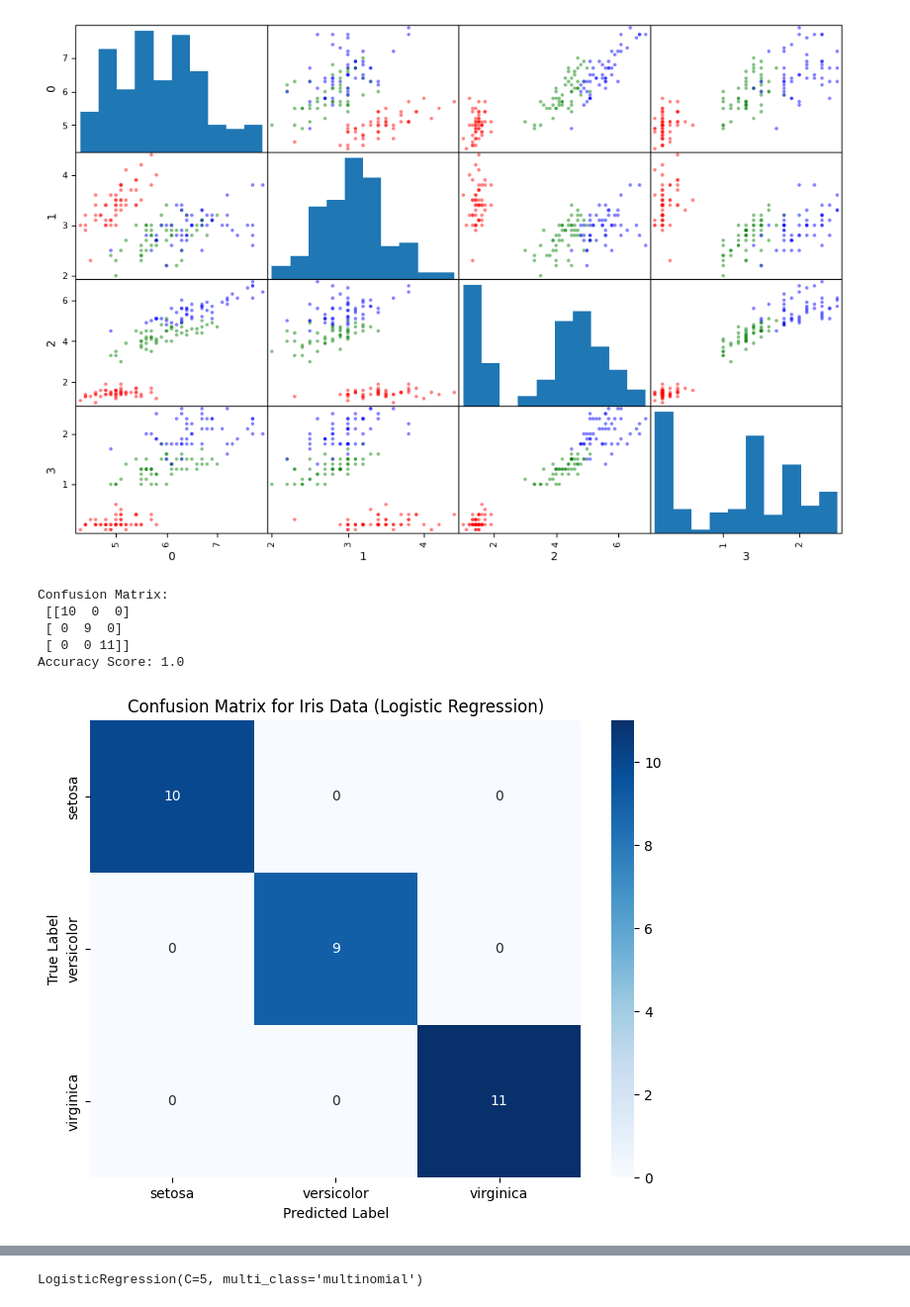
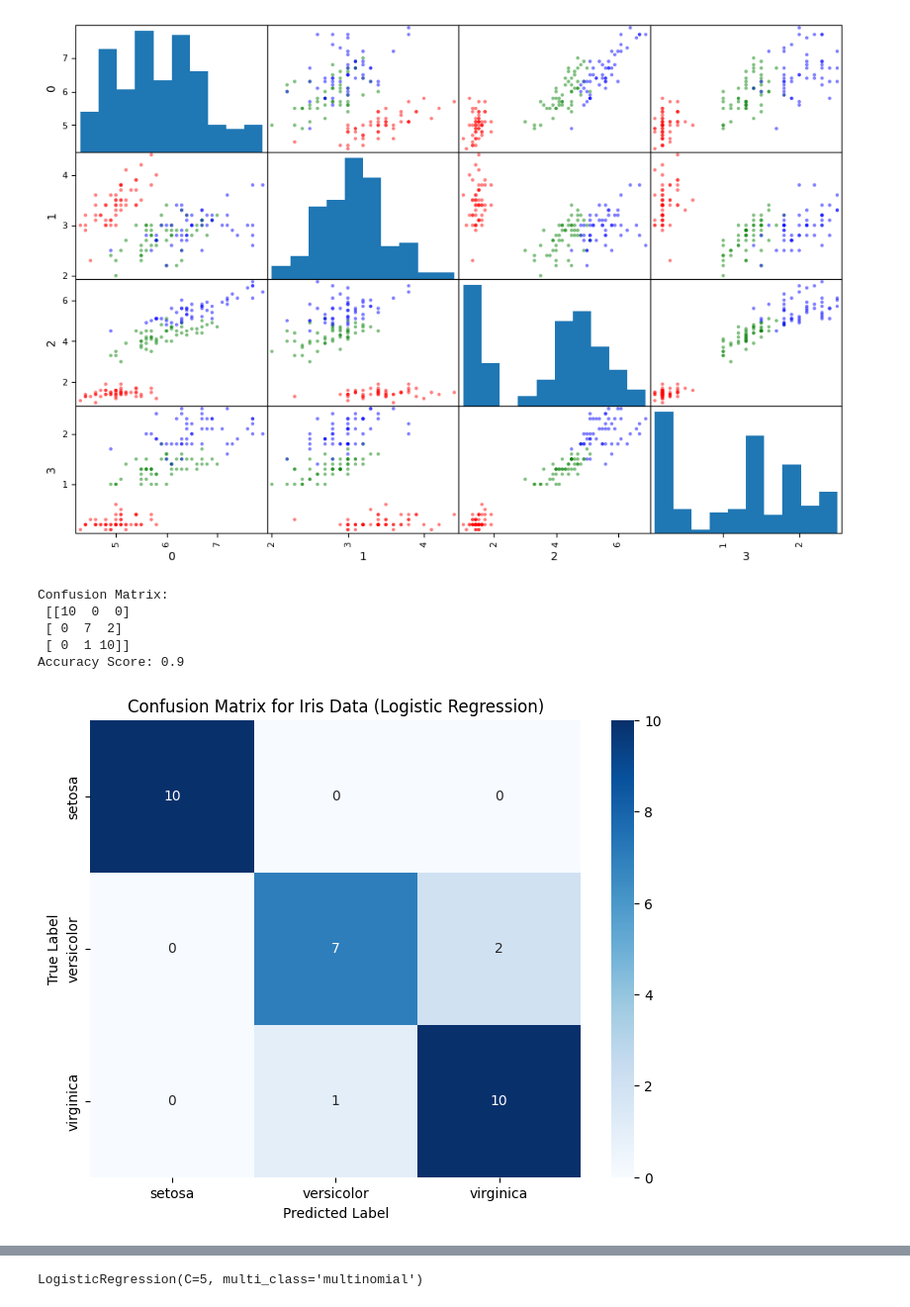
Before and after one commit to NooredeenAjaj/Home-Safety-Monitoring, a Jupyter notebook: lec4_iris_multiclass.ipynb, the cells around one changed output, grey strips where cells are left out. Shown at 99% size. Saved outputs shown, nothing was run; the diff lists cells and outputs as text; code cells hidden in the pictures.

```diff
--- a/lec4_iris_multiclass.ipynb
+++ b/lec4_iris_multiclass.ipynb
@@ -64,41 +64,41 @@ from sklearn.datasets import load_iris
 
 # Ladda iris-datasetet och definiera X och y
 iris = load_iris()
-X = iris["data"][:, (0,3)]  # sepal length
+X = iris["data"][:, (0,2)]  # sepal length
 y = iris["target"]        # y = 0, 1, or 2
 
 # Dela upp data i tränings- och testmängder
 X_train, X_test, y_train, y_test = train_test_split(X, y, test_size=0.2, random_state=42)
 
 # Skapa och träna modellen
 softmaxmodel = LogisticRegression(multi_class="multinomial", solver='lbfgs', max_iter=200)
 softmaxmodel.fit(X_train, y_train)
 
 # Gör förutsägelser på testdatan
 y_pred = softmaxmodel.predict(X_test)
 
 # Beräkna förvirringsmatris och noggrannhet
 conf_matrix = confusion_matrix(y_test, y_pred)
 accuracy = accuracy_score(y_test, y_pred)
 
 # Skriv ut resultaten
 print("Confusion Matrix:\n", conf_matrix)
 print("Accuracy Score:", accuracy)
 
 # Visualisera förvirringsmatrisen med en värmekarta
 plt.figure(figsize=(8, 6))
 sns.heatmap(conf_matrix, annot=True, fmt='d', cmap='Blues', xticklabels=iris.target_names, yticklabels=iris.target_names)
 plt.xlabel('Predicted Label')
 plt.ylabel('True Label')
 plt.title('Confusion Matrix for Iris Data (Logistic Regression)')
 plt.show()
 # %% [output]
 Confusion Matrix:
  [[10  0  0]
- [ 0  9  0]
- [ 0  0 11]]
-Accuracy Score: 1.0
+ [ 0  7  2]
+ [ 0  1 10]]
+Accuracy Score: 0.9
-[figure, old version]
+[figure, new version]
 # %%
 # Plot Setosa probability versus Sepal Length
 Xnew = np.linspace(4,8,1000).reshape(-1,1)
```
